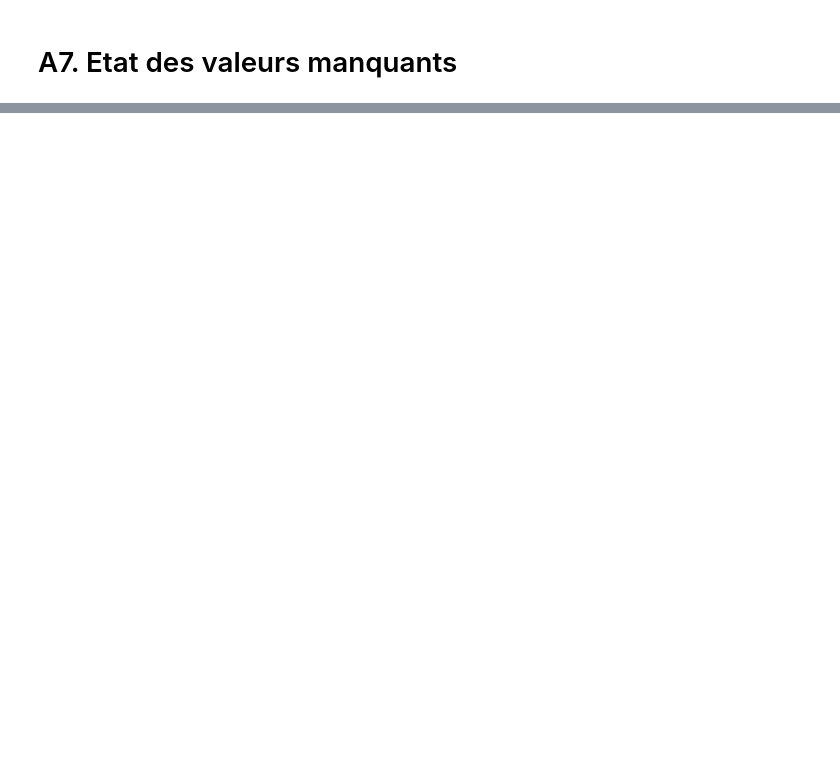
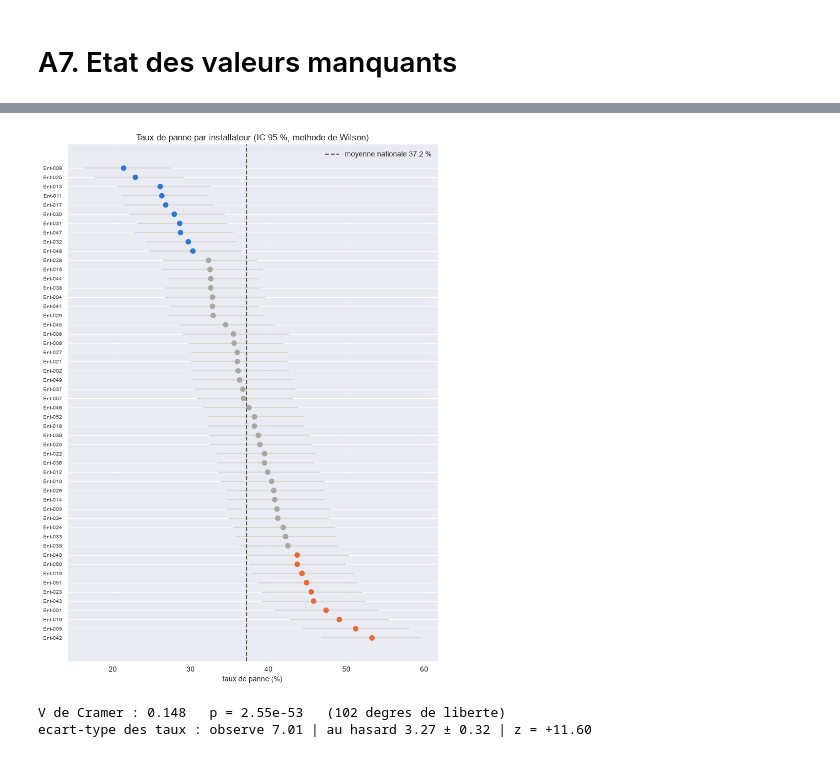
Before and after one commit to perrin1/points_eau, a Jupyter notebook: notebooks/note.ipynb, the cells around one changed output, grey strips where cells are left out. Saved outputs shown, nothing was run; the diff lists cells and outputs as text; code cells hidden in the pictures; blank space fills up the shorter version.

```diff
--- a/notebooks/note.ipynb
+++ b/notebooks/note.ipynb
@@ -607,0 +915,27 @@ Name: nb_pannes_12_mois, dtype: float64
+# %%
+def ic_wilson(succes, n, z=1.96):
+    """Intervalle de confiance a 95 % d'une proportion, methode de Wilson.
+    Preferee a l'IC normal : reste valide sur petits effectifs et taux extremes."""
+    p = succes / n
+    d = 1 + z**2 / n
+    centre = (p + z**2 / (2*n)) / d
+    demi = z * np.sqrt(p*(1-p)/n + z**2/(4*n**2)) / d
+    return (centre - demi) * 100, (centre + demi) * 100
+
+
+inst = df.groupby("installateur").agg(n=("en_panne", "size"), pannes=("en_panne", "sum"))
+inst["taux"] = (inst.pannes / inst.n * 100).round(1)
+inst["ic_bas"], inst["ic_haut"] = ic_wilson(inst.pannes, inst.n)
+inst[["ic_bas", "ic_haut"]] = inst[["ic_bas", "ic_haut"]].round(1)
+inst["largeur_ic"] = (inst.ic_haut - inst.ic_bas).round(1)
+
+moyenne = df["en_panne"].mean() * 100
+inst["ecart_significatif"] = (inst.ic_bas > moyenne) | (inst.ic_haut < moyenne)
+inst = inst.sort_values("taux", ascending=False)
+
+print(f"{len(inst)} installateurs | effectifs : min {inst.n.min()} · "
+      f"median {int(inst.n.median())} · max {inst.n.max()}")
+print(f"Aucun sous 50 ouvrages : {int((inst.n < 50).sum())} entreprise(s)")
+print(f"IC excluant la moyenne nationale ({moyenne:.1f} %) : "
+      f"{int(inst.ecart_significatif.sum())} / {len(inst)}")
+display(pd.concat([inst.head(5), inst.tail(5)]))
@@ -607,0 +958,36 @@ Name: nb_pannes_12_mois, dtype: float64
+# %%
+# --- Le graphique : chaque entreprise avec son intervalle de confiance ---
+fig, ax = plt.subplots(figsize=(8, 11))
+couleurs = ["#eb6834" if s and t > moyenne else "#2a78d6" if s else "#a8a7a2"
+            for s, t in zip(inst.ecart_significatif, inst.taux)]
+y = np.arange(len(inst))
+ax.errorbar(inst.taux, y, xerr=[inst.taux - inst.ic_bas, inst.ic_haut - inst.taux],
+            fmt="none", ecolor="#d8d7d2", lw=1.5)
+ax.scatter(inst.taux, y, c=couleurs, s=45, zorder=3)
+ax.axvline(moyenne, ls="--", color="#52514e", lw=1.5,
+           label=f"moyenne nationale {moyenne:.1f} %")
+ax.set_yticks(y, inst.index, fontsize=7)
+ax.set(title="Taux de panne par installateur (IC 95 %, methode de Wilson)",
+       xlabel="taux de panne (%)")
+ax.spines[["top", "right"]].set_visible(False)
+ax.grid(axis="x", alpha=.2); ax.set_axisbelow(True); ax.legend(frameon=False)
+fig.tight_layout(); fig.savefig("../reports/b6_installateurs.png", dpi=150, bbox_inches="tight")
+# %% [output]
+[figure, added]
+# %%
+# --- Test de permutation : l'ecart depasse-t-il le hasard ? ---
+tab = pd.crosstab(df.installateur, df.etat_fonctionnement)
+chi2, p, ddl, _ = chi2_contingency(tab)
+v = np.sqrt(chi2 / (tab.values.sum() * (min(tab.shape) - 1)))
+print(f"V de Cramer : {v:.3f}   p = {p:.2e}   ({ddl} degres de liberte)")
+
+rng = np.random.default_rng(42)
+observe = inst.taux.std()
+simule = [df.assign(e=rng.permutation(df.en_panne.values))
+            .groupby("installateur").e.mean().mul(100).std() for _ in range(300)]
+z = (observe - np.mean(simule)) / np.std(simule)
+print(f"ecart-type des taux : observe {observe:.2f} | au hasard "
+      f"{np.mean(simule):.2f} ± {np.std(simule):.2f} | z = {z:+.2f}")
+# %% [output]
+V de Cramer : 0.148   p = 2.55e-53   (102 degres de liberte)
+ecart-type des taux : observe 7.01 | au hasard 3.27 ± 0.32 | z = +11.60
```
Also changed, not shown: parts of 42 cells of this notebook, 4 other files.
